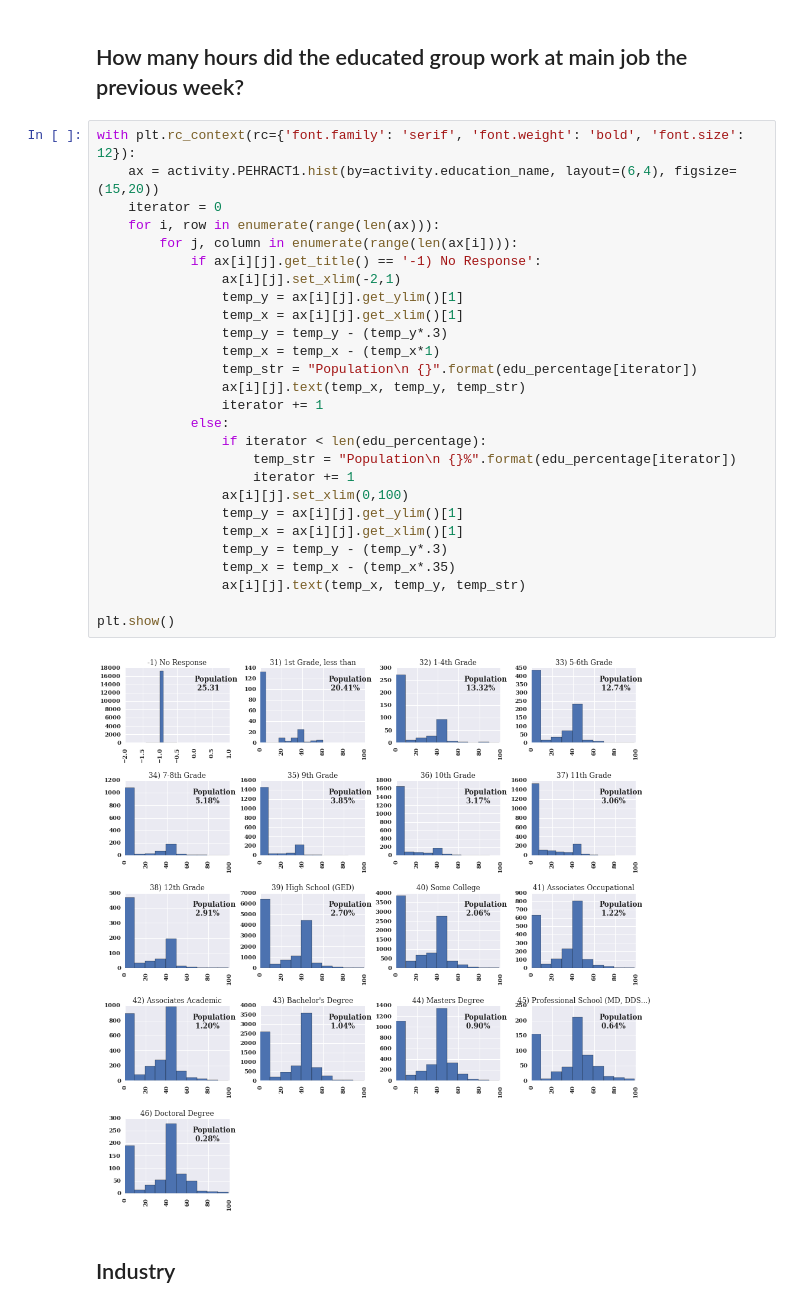
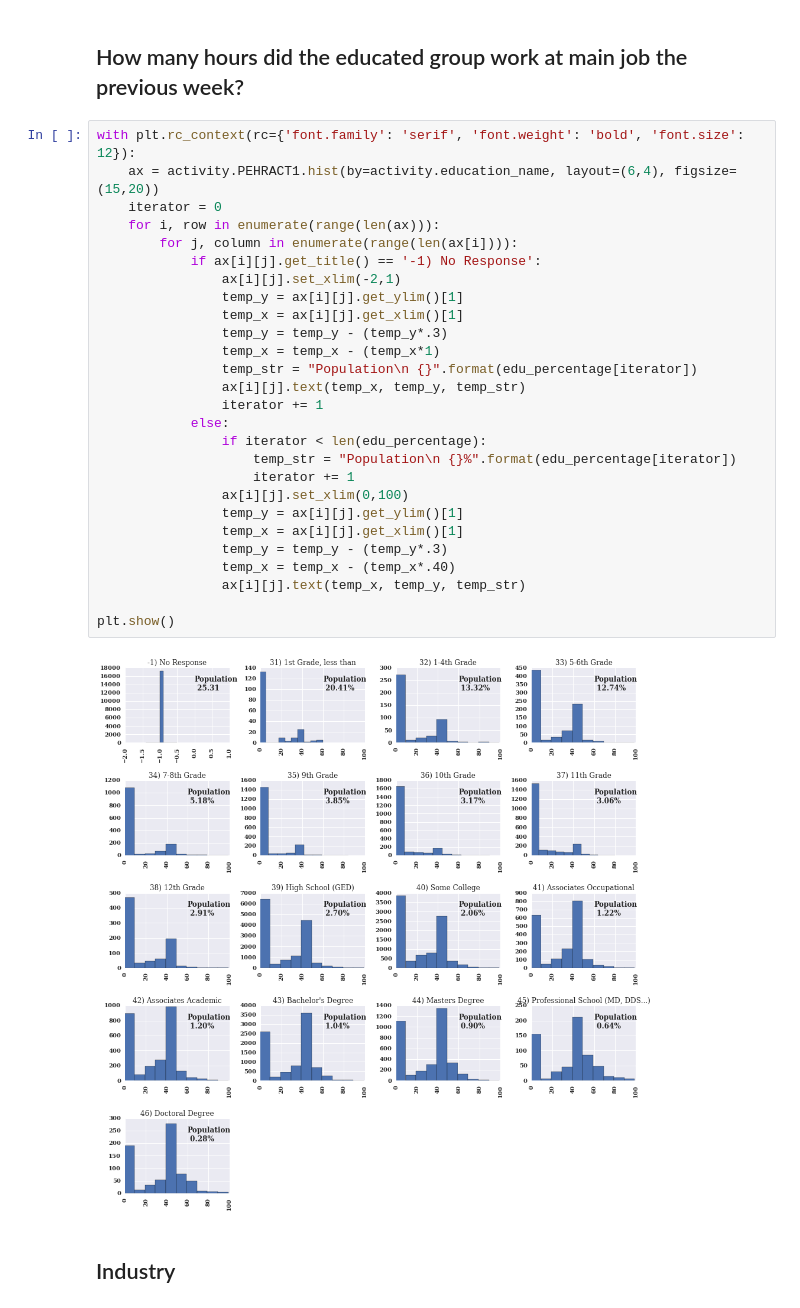
Before and after one commit to learningsomethingnew/wasting-time, a Jupyter notebook: wasting-time.ipynb, the cells around one changed output. Cells and saved outputs as stored; diff of their text form.

```diff
--- a/wasting-time.ipynb
+++ b/wasting-time.ipynb
@@ -76,32 +76,32 @@ plt.show()
 # %%
 with plt.rc_context(rc={'font.family': 'serif', 'font.weight': 'bold', 'font.size': 12}):
     ax = activity.PEHRACT1.hist(by=activity.education_name, layout=(6,4), figsize=(15,20))
     iterator = 0
     for i, row in enumerate(range(len(ax))):
         for j, column in enumerate(range(len(ax[i]))):
             if ax[i][j].get_title() == '-1) No Response':
                 ax[i][j].set_xlim(-2,1)
                 temp_y = ax[i][j].get_ylim()[1]
                 temp_x = ax[i][j].get_xlim()[1]
                 temp_y = temp_y - (temp_y*.3)
                 temp_x = temp_x - (temp_x*1)
                 temp_str = "Population\n {}".format(edu_percentage[iterator])
                 ax[i][j].text(temp_x, temp_y, temp_str)
                 iterator += 1
             else:
                 if iterator < len(edu_percentage):
                     temp_str = "Population\n {}%".format(edu_percentage[iterator])
                     iterator += 1
                 ax[i][j].set_xlim(0,100)
                 temp_y = ax[i][j].get_ylim()[1]
                 temp_x = ax[i][j].get_xlim()[1]
                 temp_y = temp_y - (temp_y*.3)
-                temp_x = temp_x - (temp_x*.35)
+                temp_x = temp_x - (temp_x*.40)
                 ax[i][j].text(temp_x, temp_y, temp_str)
 
 plt.show()
 # %% [output]
-[figure, old version]
+[figure, new version]
 # %% [markdown]
 ## Industry
 # %%
```
Also changed, not shown: parts of 6 cells of this notebook, 1 other file.
